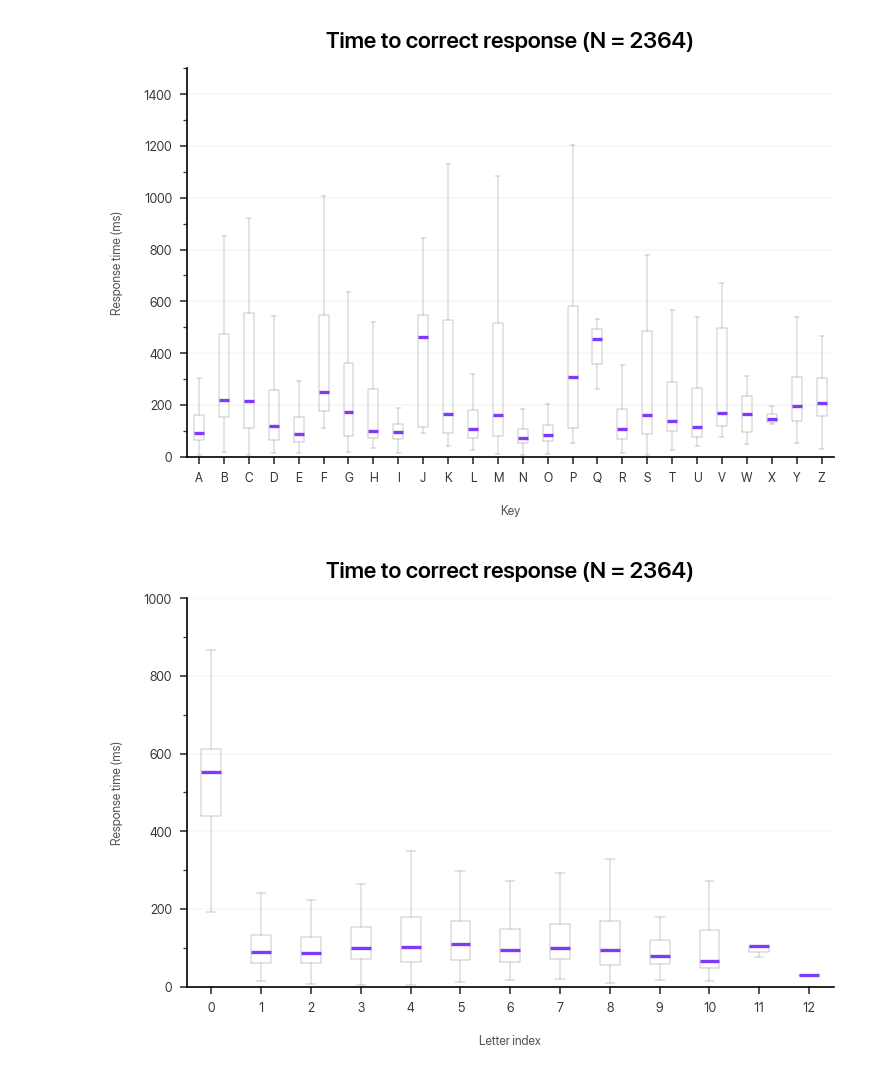
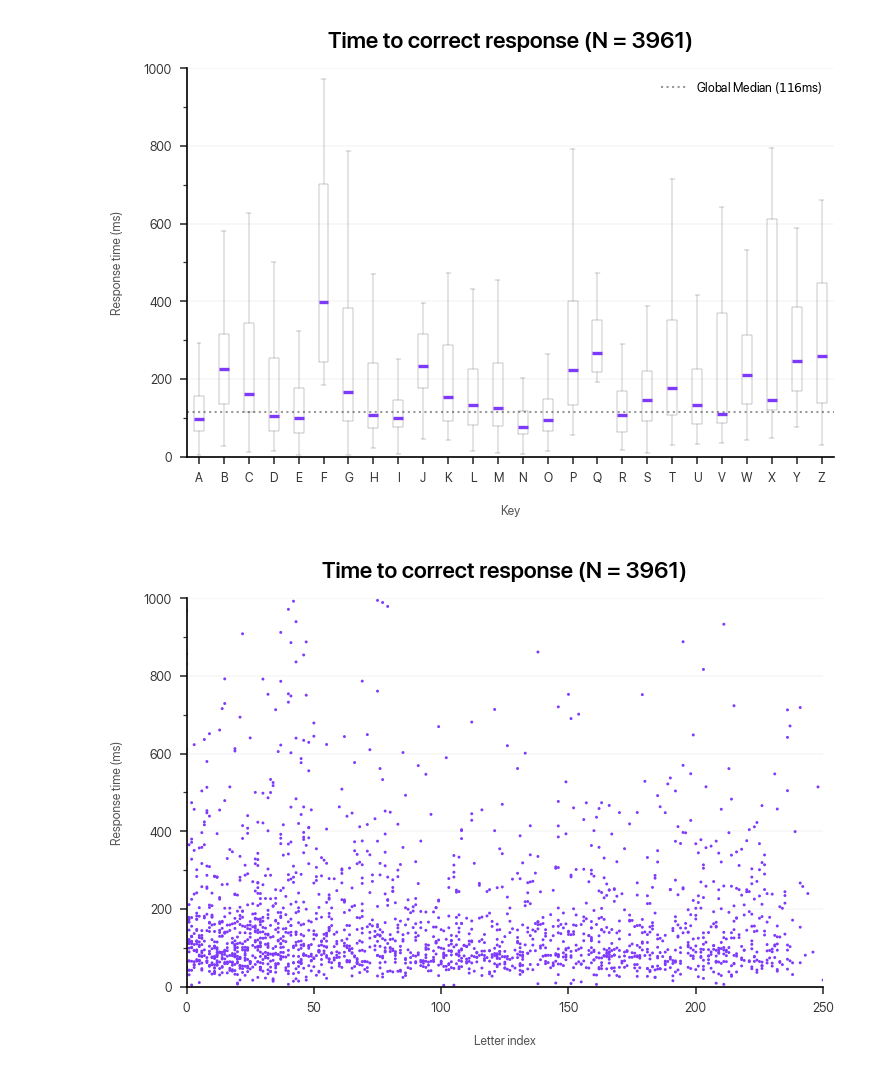
Before and after one commit to dlundgaard/AuthorshipArtifice, a Jupyter notebook: data_pipeline.ipynb, the cells around one changed output. Cells and saved outputs as stored; diff of their text form; code cells hidden in the pictures.

```diff
--- a/data_pipeline.ipynb
+++ b/data_pipeline.ipynb
@@ -38,7 +39,8 @@ plt.tight_layout()
 # %%
 load_data()
 plt.figure(figsize=FIGURE_SIZE)
-correctly_typed = results[results["response"] == results["target_response"]]
+correctly_typed = results[(results["response"].isin(list(ALPHABET.lower()))) & (results["response"] == results["target_response"])]
+
 for key, data in correctly_typed.groupby("response"):
     outlines_alpha = 0.5
     plt.boxplot(
@@ -51,42 +53,47 @@ for key, data in correctly_typed.groupby("response"):
         flierprops = dict(marker = "o", markersize = 1, alpha = outlines_alpha, markeredgecolor = "none"),
         medianprops = dict(linewidth = 1.6, color = "C2"),
     )
+plt.axhline(
+    y = correctly_typed["response_time"].median(),
+    linestyle = ":",
+    linewidth = 1,
+    color = "black",
+    alpha = 0.4,
+    zorder = -1,
+    label = f"""Global Median (${correctly_typed["response_time"].median():.0f}$ms)"""
+)
+plt.legend(loc = "upper right")
 plt.suptitle("")
 plt.title(f"Time to correct response (N = {len(correctly_typed)})")
 plt.xlabel("Key")
 plt.ylabel("Response time (ms)")
-plt.xticks(range(97, 97 + 26), "ABCDEFGHIJKLMNOPQRSTUVWXYZ")
+plt.xticks(range(97, 97 + 26), ALPHABET)
 plt.yticks(range(0, 1000, 100))
-plt.ylim((0, 1500))
+plt.ylim((0, 1000))
 plt.gca().yaxis.set_major_locator(ticker.MultipleLocator(200))
 plt.gca().yaxis.set_minor_locator(ticker.MultipleLocator(100))
 plt.tight_layout()
 # %% [output]
-[figure, old version]
+[figure, new version]
 # %%
 load_data()
 plt.figure(figsize=FIGURE_SIZE)
-correctly_typed = results[results["response"] == results["target_response"]]
-for cursor_position, data in correctly_typed.groupby("cursor_position"):
-    outlines_alpha = 0.5
-    plt.boxplot(
-        data["response_time"],
-        positions=[cursor_position],
-        widths = 0.4,
-        boxprops = dict(linewidth = 0.2, alpha = outlines_alpha),
-        whiskerprops = dict(linewidth = 0.2, alpha = outlines_alpha),
-        capprops = dict(linewidth = 0.2, alpha = outlines_alpha),
-        flierprops = dict(marker = "o", markersize = 1, alpha = outlines_alpha, markeredgecolor = "none"),
-        medianprops = dict(linewidth = 1.6, color = "C2"),
-    )
+plt.scatter(
+    subset["cursor_position"],
+    subset["response_time"],
+    marker = "o",
+    s = 2,
+    color = "C2",
+    edgecolor = "none",
+)
 plt.suptitle("")
 plt.title(f"Time to correct response (N = {len(correctly_typed)})")
 plt.xlabel("Letter index")
 plt.ylabel("Response time (ms)")
 plt.yticks(range(0, 1000, 100))
 plt.ylim((0, 1000))
 plt.gca().yaxis.set_major_locator(ticker.MultipleLocator(200))
 plt.gca().yaxis.set_minor_locator(ticker.MultipleLocator(100))
 plt.tight_layout()
 # %% [output]
-[figure, old version]
+[figure, new version]
```
Also changed, not shown: parts of 3 cells of this notebook, 2 other files.
